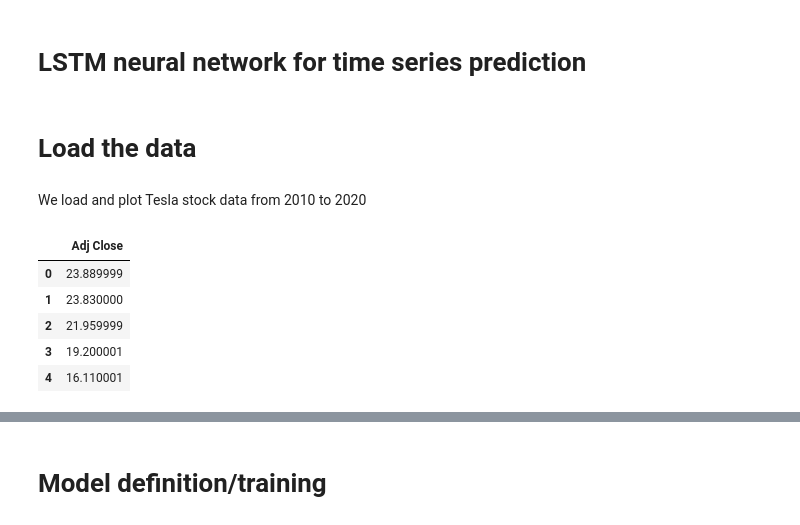
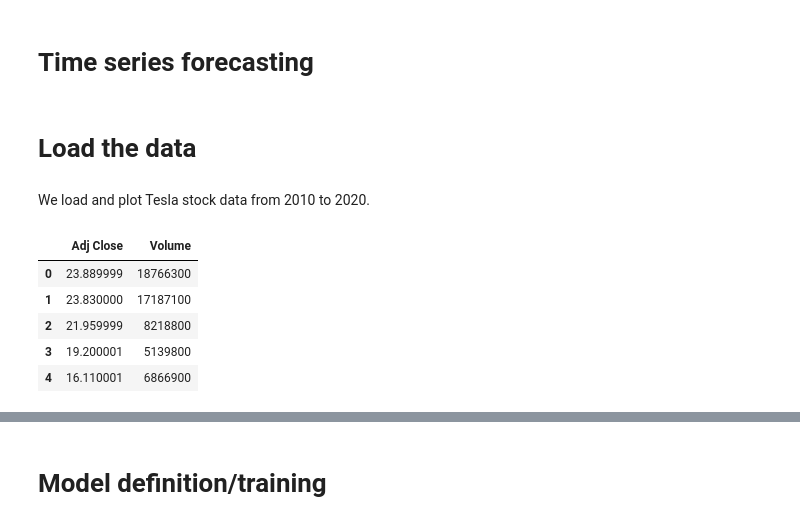
Before and after one commit to ThibaultAlexandre/time-series-forecasting, a Jupyter notebook: main.ipynb, the cells around one changed output, grey strips where cells are left out. Cells and saved outputs as stored; diff of their text form; code cells hidden in the pictures.

```diff
--- a/main.ipynb
+++ b/main.ipynb
@@ -1,5 +1,5 @@
-# %% [markdown]
-# LSTM neural network for time series prediction
+# %% [markdown]
+# Time series forecasting
 # %%
 import pandas as pd
 import torch
@@ -17,16 +14,18 @@ from time_series_processing import *
 # %% [markdown]
 # Load the data
 # %% [markdown]
-We load and plot Tesla stock data from 2010 to 2020
+We load and plot Tesla stock data from 2010 to 2020.
 # %%
 tesla_data = pd.read_csv('TSLA_2010_2020.csv')
-tesla_data = tesla_data.drop(['Date','Open','High','Low','Close','Volume'],axis = 1)
+tesla_data = tesla_data.drop(['Date','Open','High','Low','Close'],axis = 1)
 total_days = tesla_data.shape[0]
+adj_close = tesla_data[['Adj Close']]
+volume = tesla_data[['Volume']]
 tesla_data.head()
 # %% [output]
-|  | Adj Close |
-| 0 | 23.889999 |
-| 1 | 23.830000 |
-| 2 | 21.959999 |
-| 3 | 19.200001 |
-| 4 | 16.110001 |
+|  | Adj Close | Volume |
+| 0 | 23.889999 | 18766300 |
+| 1 | 23.830000 | 17187100 |
+| 2 | 21.959999 | 8218800 |
+| 3 | 19.200001 | 5139800 |
+| 4 | 16.110001 | 6866900 |
```
Also changed, not shown: parts of 40 cells of this notebook, 4 other files.
